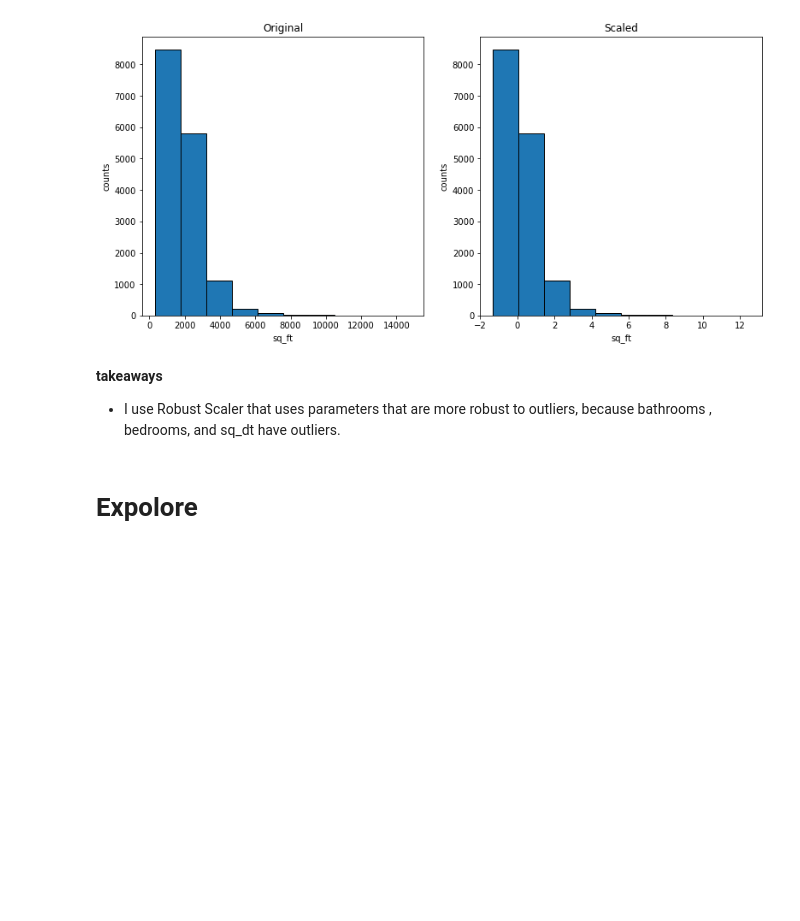
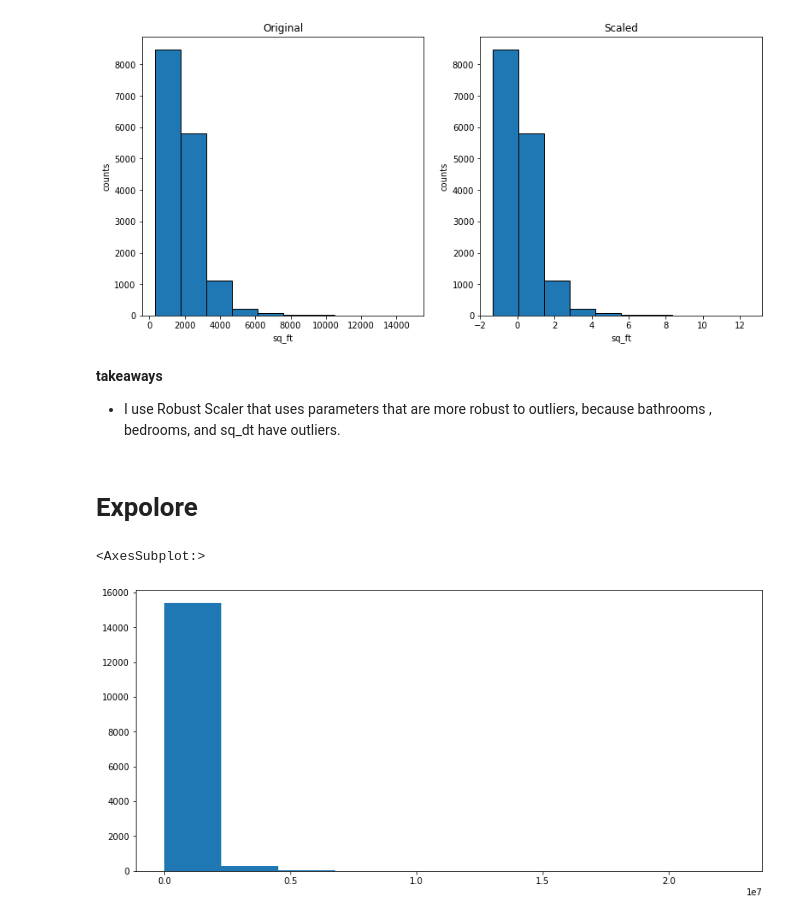
Before and after one commit to cindyvillanuevads/regression_project_zillow-, a Jupyter notebook: zillow.ipynb, the cells around one changed output. Saved outputs shown, nothing was run; the diff lists cells and outputs as text; code cells hidden in the pictures; blank space fills up the shorter version.

```diff
--- a/zillow.ipynb
+++ b/zillow.ipynb
@@ -298,5 +306,9 @@ train_scaled_df, validate_scaled_df, test_scaled_df = p.scaled_df(X_train, X_val
 # %%
 #  I want to explore with my target
 # %%
-train['usd_value'].hist(grid=False, bins=100000)
+plt.figure(figsize=(13, 6))
+train['usd_value'].hist(grid=False,)
+# %% [output]
+<AxesSubplot:>
+[figure, added]
 # %%
```
Also changed, not shown: parts of 10 cells of this notebook.
